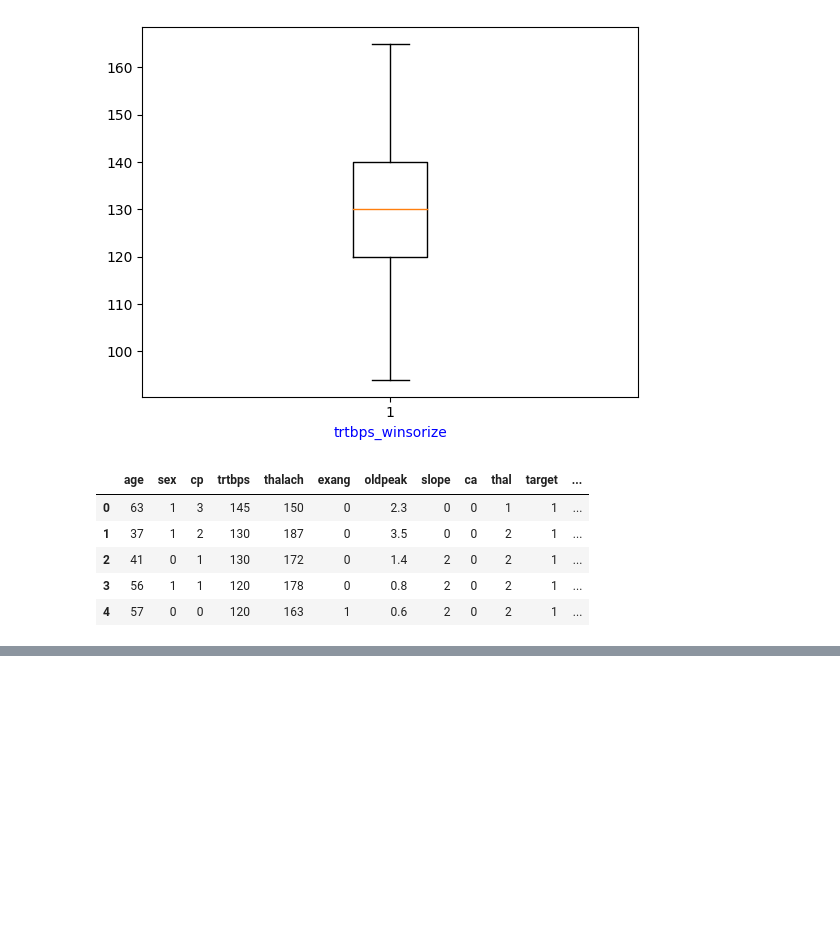
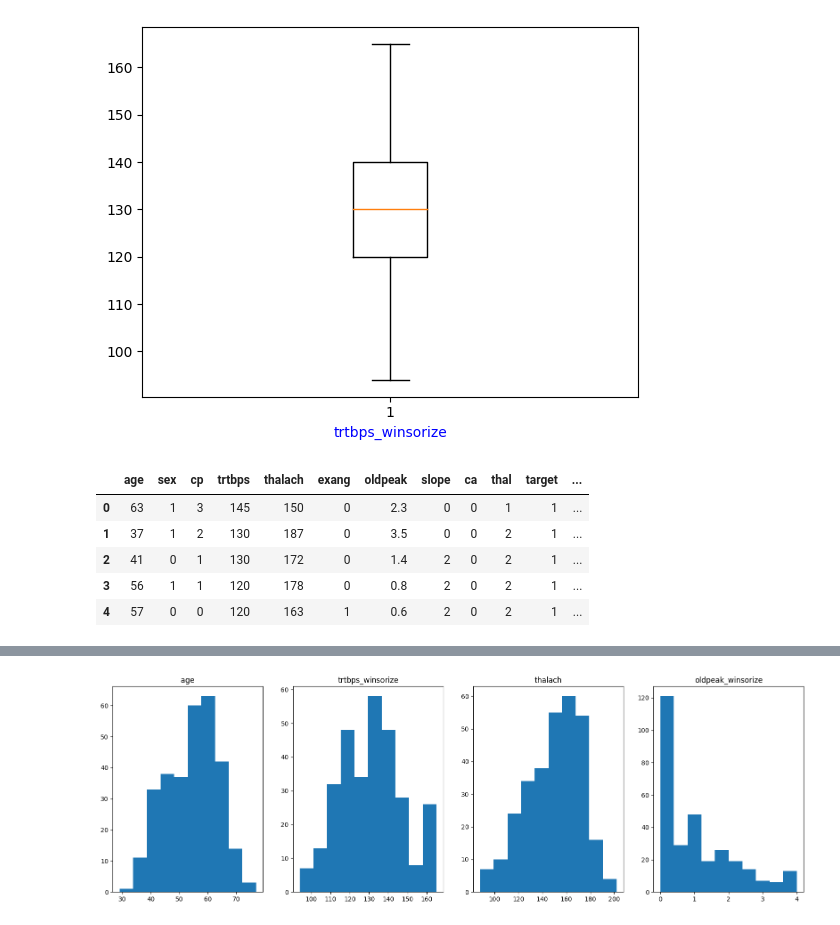
Before and after one commit to akhileshchoudary/Heart-Attack-Prediction-using-ML, a Jupyter notebook: heart-attack-prediction.ipynb, the cells around one changed output, grey strips where cells are left out. Cells and saved outputs as stored; diff of their text form; code cells hidden in the pictures; blank space fills up the shorter version.

```diff
--- a/heart-attack-prediction.ipynb
+++ b/heart-attack-prediction.ipynb
@@ -1048,0 +1117,2 @@ df.head()
+# %%
+df["oldpeak_winsorize"] = oldpeak_winsorize
@@ -1048,0 +1128,2 @@ df.head()
+# %%
+df.drop(["trtbps", "oldpeak"], axis = 1, inplace = True)
@@ -1048,0 +1150,18 @@ df.head()
+# %%
+fig, (ax1, ax2, ax3, ax4) = plt.subplots(1, 4, figsize = (20, 6))
+
+ax1.hist(df["age"])
+ax1.set_title("age")
+
+ax2.hist(df["trtbps_winsorize"])
+ax2.set_title("trtbps_winsorize")
+
+ax3.hist(df["thalach"])
+ax3.set_title("thalach")
+
+ax4.hist(df["oldpeak_winsorize"])
+ax4.set_title("oldpeak_winsorize")
+
+plt.show()
+# %% [output]
+[figure, added]
```
Also changed, not shown: parts of 35 cells of this notebook.
